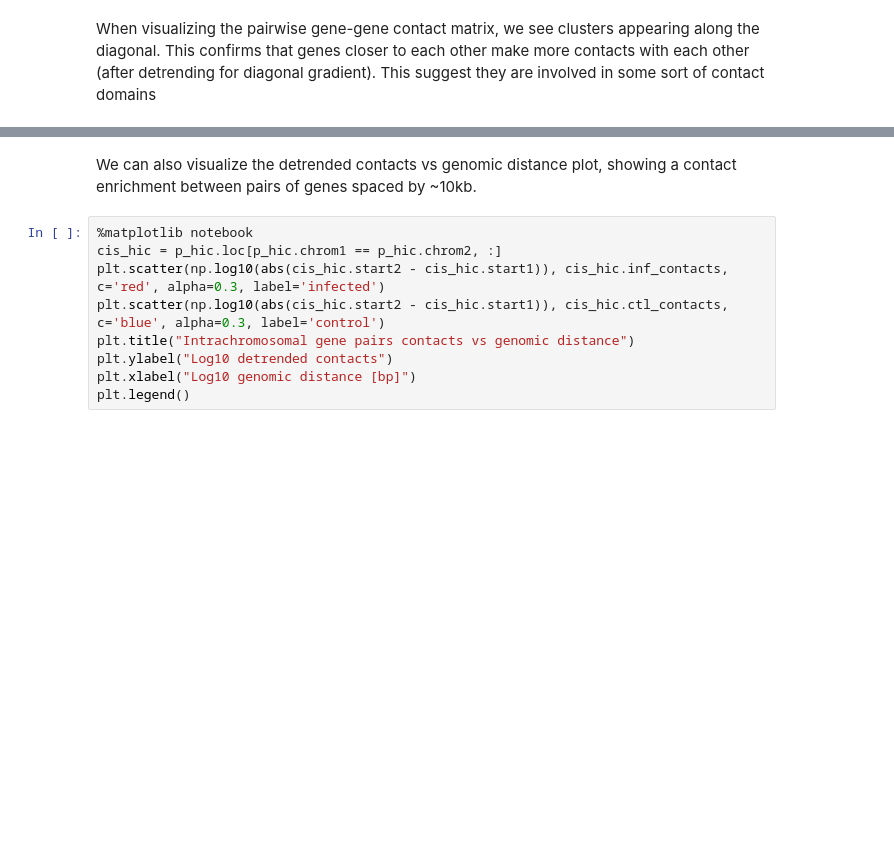
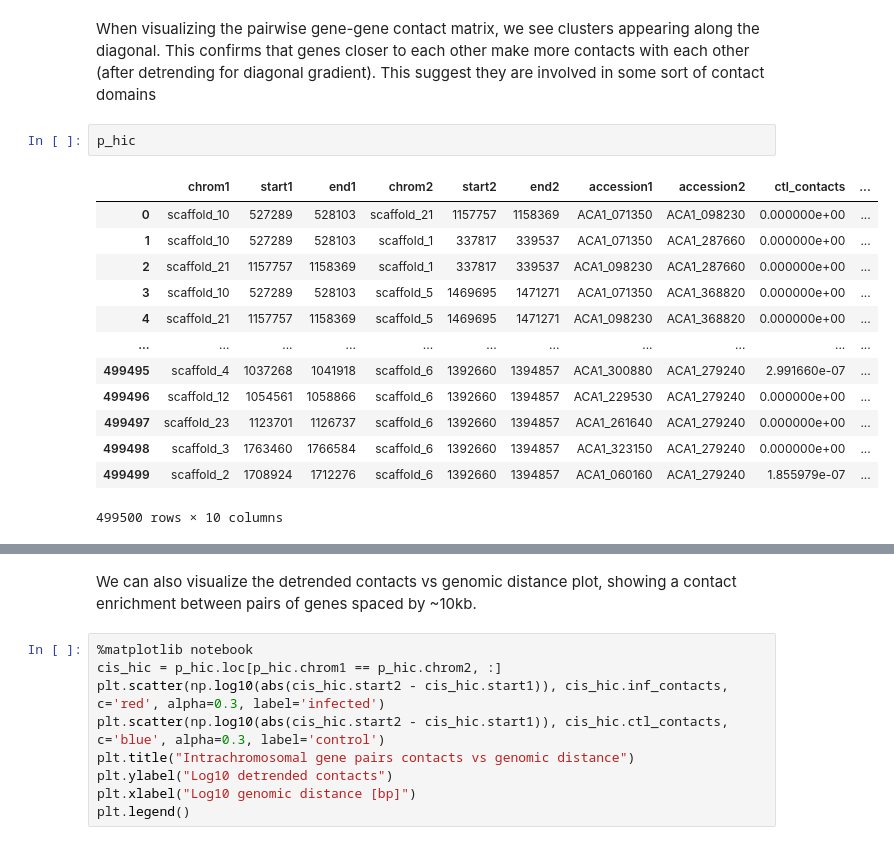
Before and after one commit to cmdoret/Acastellanii_legionella_infection, a Jupyter notebook: docs/notebooks/infection_contacts_diff_expr.ipynb, the cells around one changed output, grey strips where cells are left out. Drawn from its saved outputs; the diff is of its cells as text; blank space fills up the shorter version.

```diff
--- a/docs/notebooks/infection_contacts_diff_expr.ipynb
+++ b/docs/notebooks/infection_contacts_diff_expr.ipynb
@@ -234,6 +239,22 @@ There are 80341 gene pairs with nonzero contacts (out of 499500). 65220 of these
 # %% [markdown]
 When visualizing the pairwise gene-gene contact matrix, we see clusters appearing along the diagonal.
 This confirms that genes closer to each other make more contacts with each other (after detrending for diagonal gradient). This suggest they are involved in some sort of contact domains
+# %%
+p_hic
+# %% [output]
+|  | chrom1 | start1 | end1 | chrom2 | start2 | end2 | accession1 | accession2 | ctl_contacts | ... |
+| 0 | scaffold_10 | 527289 | 528103 | scaffold_21 | 1157757 | 1158369 | ACA1_071350 | ACA1_098230 | 0.000000e+00 | ... |
+| 1 | scaffold_10 | 527289 | 528103 | scaffold_1 | 337817 | 339537 | ACA1_071350 | ACA1_287660 | 0.000000e+00 | ... |
+| 2 | scaffold_21 | 1157757 | 1158369 | scaffold_1 | 337817 | 339537 | ACA1_098230 | ACA1_287660 | 0.000000e+00 | ... |
+| 3 | scaffold_10 | 527289 | 528103 | scaffold_5 | 1469695 | 1471271 | ACA1_071350 | ACA1_368820 | 0.000000e+00 | ... |
+| 4 | scaffold_21 | 1157757 | 1158369 | scaffold_5 | 1469695 | 1471271 | ACA1_098230 | ACA1_368820 | 0.000000e+00 | ... |
+| ... | ... | ... | ... | ... | ... | ... | ... | ... | ... | ... |
+| 499495 | scaffold_4 | 1037268 | 1041918 | scaffold_6 | 1392660 | 1394857 | ACA1_300880 | ACA1_279240 | 2.991660e-07 | ... |
+| 499496 | scaffold_12 | 1054561 | 1058866 | scaffold_6 | 1392660 | 1394857 | ACA1_229530 | ACA1_279240 | 0.000000e+00 | ... |
+| 499497 | scaffold_23 | 1123701 | 1126737 | scaffold_6 | 1392660 | 1394857 | ACA1_261640 | ACA1_279240 | 0.000000e+00 | ... |
+| 499498 | scaffold_3 | 1763460 | 1766584 | scaffold_6 | 1392660 | 1394857 | ACA1_323150 | ACA1_279240 | 0.000000e+00 | ... |
+| 499499 | scaffold_2 | 1708924 | 1712276 | scaffold_6 | 1392660 | 1394857 | ACA1_060160 | ACA1_279240 | 1.855979e-07 | ... |
+499500 rows × 10 columns
 # %%
 %matplotlib notebook
 hic_mat = p_hic.sort_values(['chrom1', 'chrom2', 'start1', 'start2']).loc[:, ['accession1', 'accession2', 'ctl_contacts']].pivot('accession1', 'accession2').fillna(0)
```
Also changed, not shown: parts of 32 cells of this notebook.
